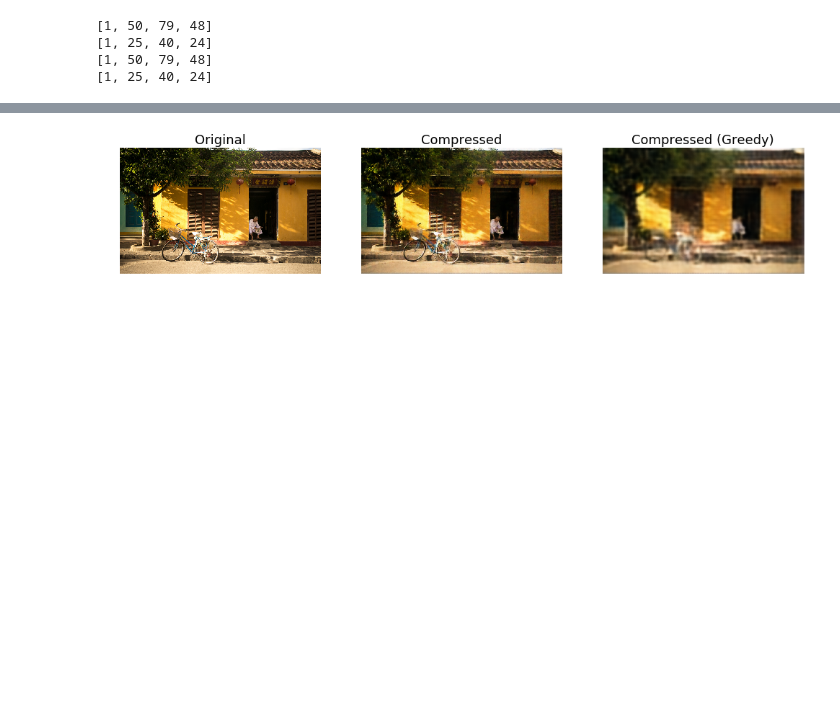
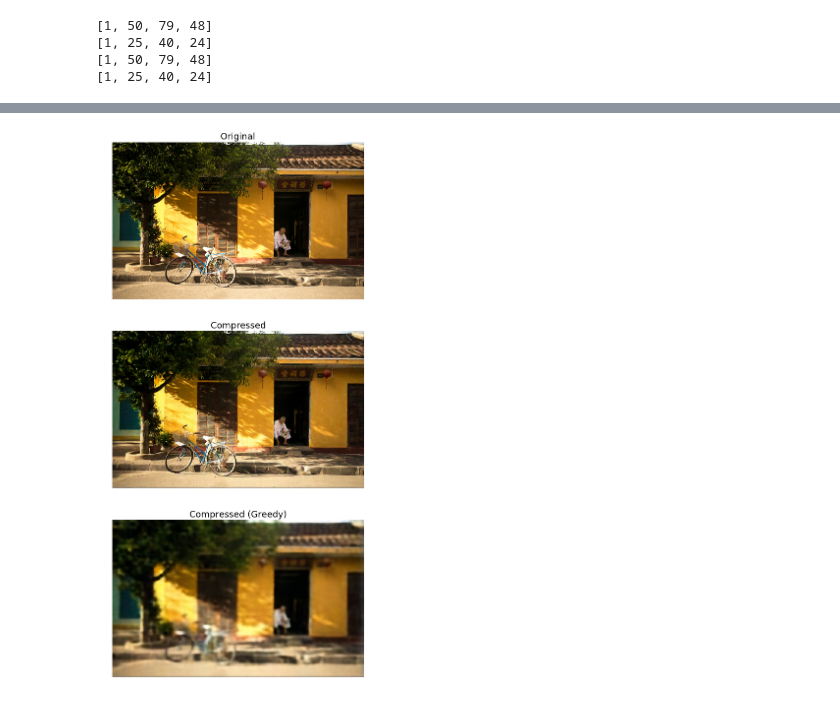
Before and after one commit to gergely-flamich/miracle-compression, a Jupyter notebook: code/clic/Compression.ipynb, the cells around one changed output, grey strips where cells are left out. Cells and saved outputs as stored; diff of their text form; code cells hidden in the pictures; blank space fills up the shorter version.

```diff
--- a/code/clic/Compression.ipynb
+++ b/code/clic/Compression.ipynb
@@ -1123,7 +1139,8 @@ with tf.device("CPU:0"):
 # %%
-n_bits_per_step = 3
+n_bits_per_step = 5
 n_steps = 100
 seed = 1
+rho = 1.5
 
 s1, c1, gi1 = code_grouped_greedy_sample(vae.latent_posteriors[1],
                                          vae.latent_priors[1],
@@ -1131,7 +1148,8 @@ s1, c1, gi1 = code_grouped_greedy_sample(vae.latent_posteriors[1],
                                          n_steps,
                                          seed,
                                          max_group_size_bits=12, # group size limited to 2^max_group_size_bits
-                                         adaptive=True)
+                                         adaptive=True,
+                                         rho=rho)
 
 s1_ = decode_grouped_greedy_sample(c1,
                                    gi1,
@@ -1140,5 +1158,6 @@ s1_ = decode_grouped_greedy_sample(c1,
                                    n_steps,
                                    seed,
                                    max_group_size_bits=12, # group size limited to 2^max_group_size_bits
-                                   adaptive=True)
+                                   adaptive=True,
+                                   rho=rho)
 # %% [output]
@@ -1152,5 +1171,6 @@ s2, c2, gi2 = code_grouped_greedy_sample(vae.latent_posteriors[0],
                                          n_steps,
                                          seed,
                                          max_group_size_bits=12, # group size limited to 2^max_group_size_bits
-                                         adaptive=True)
+                                         adaptive=True,
+                                         rho=rho)
 # %% [output]
@@ -1165,7 +1184,8 @@ s2_ = decode_grouped_greedy_sample(c2,
                                    n_steps,
                                    seed,
                                    max_group_size_bits=12, # group size limited to 2^max_group_size_bits
-                                   adaptive=True)
+                                   adaptive=True,
+                                   rho=rho)
 # %% [output]
 [interactive output not drawn]
 # %%
@@ -1194,22 +1214,25 @@ print(vae.latent_posteriors[1].sample().shape.as_list())
 [1, 50, 79, 48]
 [1, 25, 40, 24]
 # %%
-#reconstruction = vae.decode((s1_r, s2_r))
+reconstruction = vae.decode((s1_r, s2_r))
 
-plt.figure(figsize=(17, 8))
-plt.subplot(131)
+plt.figure(figsize=(10, 20))
+plt.subplot(311)
 plt.imshow(tf.squeeze(train_img_1).numpy())
 plt.title("Original", fontsize=18)
 plt.axis("off")
 
-plt.subplot(132)
+plt.subplot(312)
 plt.title("Compressed", fontsize=18)
 plt.imshow(tf.squeeze(res).numpy())
 plt.axis("off")
 
-plt.subplot(133)
+plt.subplot(313)
 plt.title("Compressed (Greedy)", fontsize=18)
 plt.imshow(tf.squeeze(reconstruction).numpy())
 plt.axis("off")
+
+plt.savefig("compression_comparison.png")
+
 plt.show()
 # %% [output]
@@ -1233,3 +1239,3 @@ W0718 17:26:04.364853 139804322014976 util.py:252] A checkpoint was restored (e.
-[figure, old version]
+[figure, new version]
 # %%
 write_bin_code(c1 + c2, "miguel.miracle")
```
Also changed, not shown: parts of 14 cells of this notebook, 3 other files.
